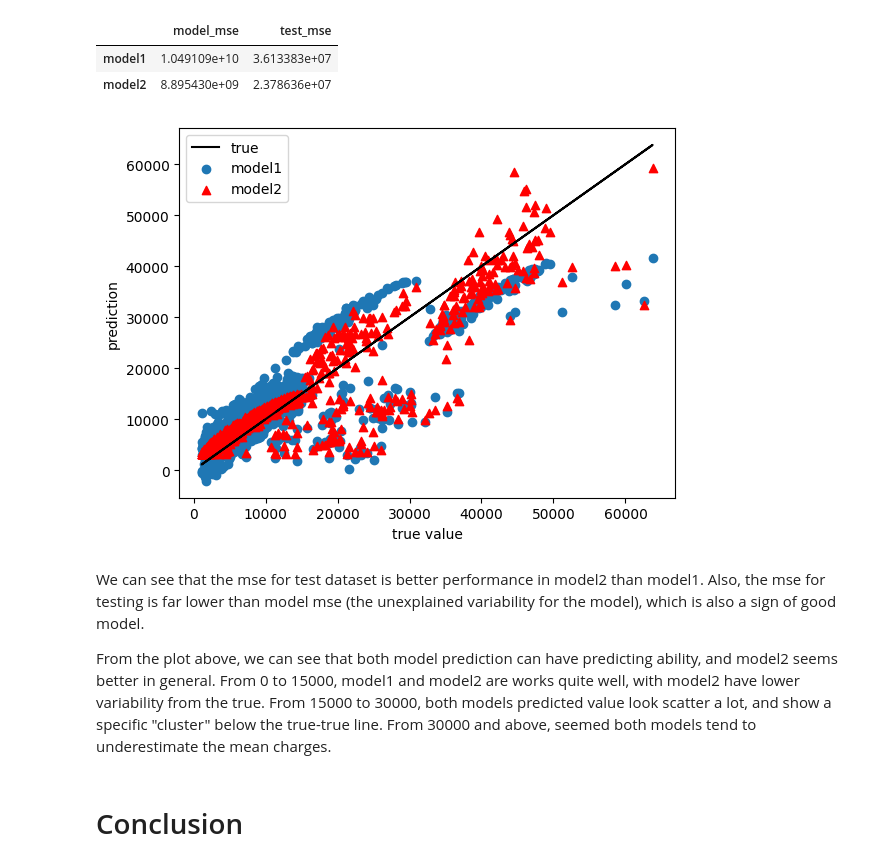
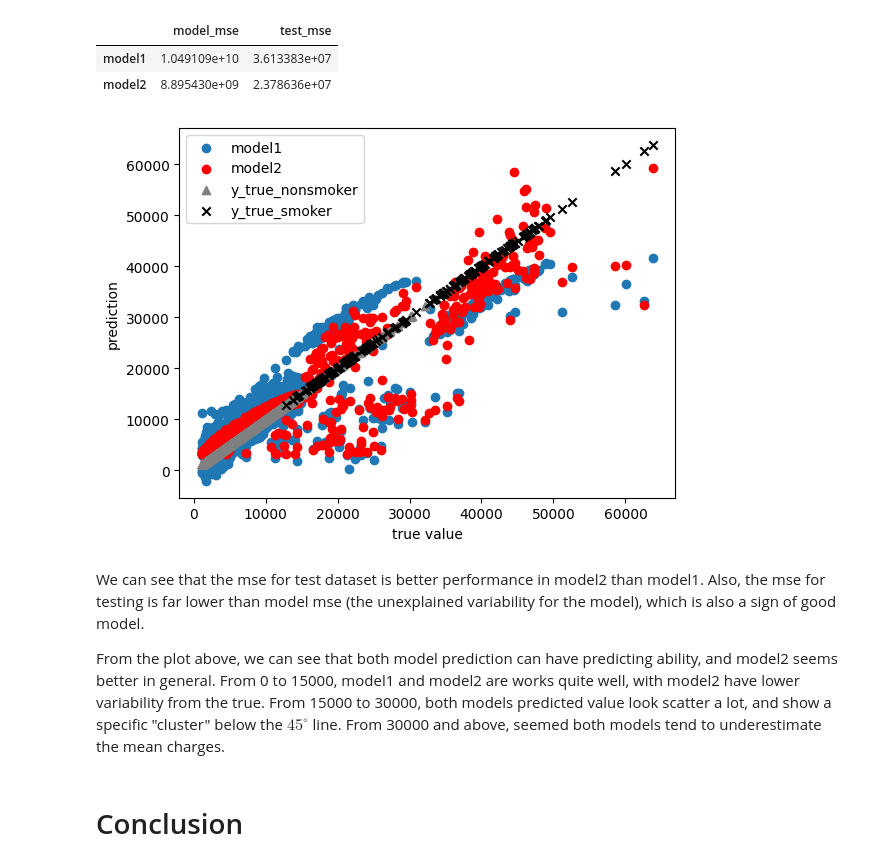
Before and after one commit to davidklhui/data-analysis, a Jupyter notebook: Regression_Analysis_(1)_Linear_Regression.ipynb, the cells around one changed output. Cells and saved outputs as stored; diff of their text form; code cells hidden in the pictures.

```diff
--- a/Regression_Analysis_(1)_Linear_Regression.ipynb
+++ b/Regression_Analysis_(1)_Linear_Regression.ipynb
@@ -693,7 +693,10 @@ In general this section is for predicting future unknown labels, however we didn
 # %%
 X_test['bmiyes'] = X_test['bmi'] * X_test['yes']
 
-test_result = pd.concat((y_test, model1.predict(X_test[['const', 'age', 'bmi', 'yes']]), model2.predict(X_test[['const', 'age', 'bmi', 'yes', 'bmiyes']])), axis=1)
+model1_predict = model1.predict(X_test[['const', 'age', 'bmi', 'yes']])
+model2_predict = model2.predict(X_test[['const', 'age', 'bmi', 'yes', 'bmiyes']])
+
+test_result = pd.concat((y_test, model1_predict, model2_predict), axis=1)
 test_result.columns = ['y_true', 'model1_predict', 'model2_predict']
 
 test_result['model1_absolute_error'] = np.abs(test_result['model1_predict'] - test_result['y_true'])
@@ -731,24 +734,32 @@ test_eval
 | model1 | 1.049109e+10 | 3.613383e+07 |
 | model2 | 8.895430e+09 | 2.378636e+07 |
 # %%
-plt.plot(test_result['y_true'], test_result['y_true'], color='black', label='true')
+test_result2 = pd.concat((test_result, X_test), axis=1)
 
-plt.scatter(test_result['y_true'], test_result['model1_predict'], label='model1')
-plt.scatter(test_result['y_true'], test_result['model2_predict'], color='red', marker='^', label='model2')
+y_true_smoker = test_result2[test_result2['yes']==1]['y_true']
+y_true_nonsmoker = test_result2[test_result2['yes']==0]['y_true']
+
+plt.scatter(test_result2['y_true'], test_result2['model1_predict'], label='model1')
+plt.scatter(test_result2['y_true'], test_result2['model2_predict'], color='red', label='model2')
+
+plt.scatter(y_true_nonsmoker, y_true_nonsmoker, color='gray', label='y_true_nonsmoker', marker='^')
+plt.scatter(y_true_smoker, y_true_smoker, color='black', label='y_true_smoker', marker="x")
+
+
 
 plt.xlabel('true value')
 plt.ylabel('prediction')
 plt.legend()
 
 plt.show()
 # %% [output]
-[figure, old version]
+[figure, new version]
 # %% [markdown]
 We can see that the mse for test dataset is better performance in model2 than model1. Also, the mse for testing is far lower than model mse (the unexplained variability for the model), which is also a sign of good model.
 
 From the plot above, we can see that both model prediction can have predicting ability, and model2 seems better in general.
 From 0 to 15000, model1 and model2 are works quite well, with model2 have lower variability from the true.
-From 15000 to 30000, both models predicted value look scatter a lot, and show a specific "cluster" below the true-true line.
+From 15000 to 30000, both models predicted value look scatter a lot, and show a specific "cluster" below the $\text{45}^\circ$ line.
 From 30000 and above, seemed both models tend to underestimate the mean charges.
 # %% [markdown]
 # Conclusion
```
Also changed, not shown: parts of 6 cells of this notebook.
